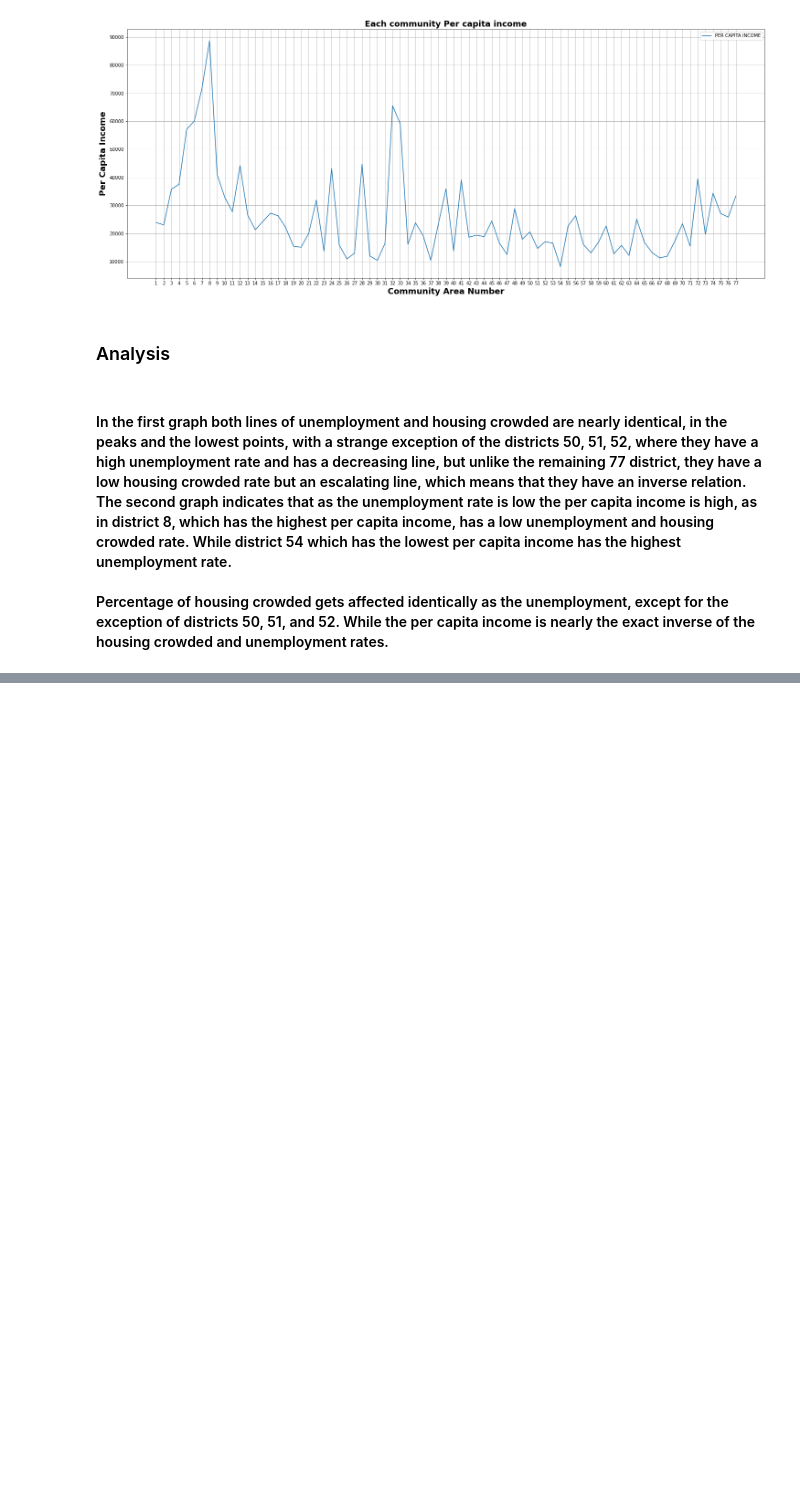
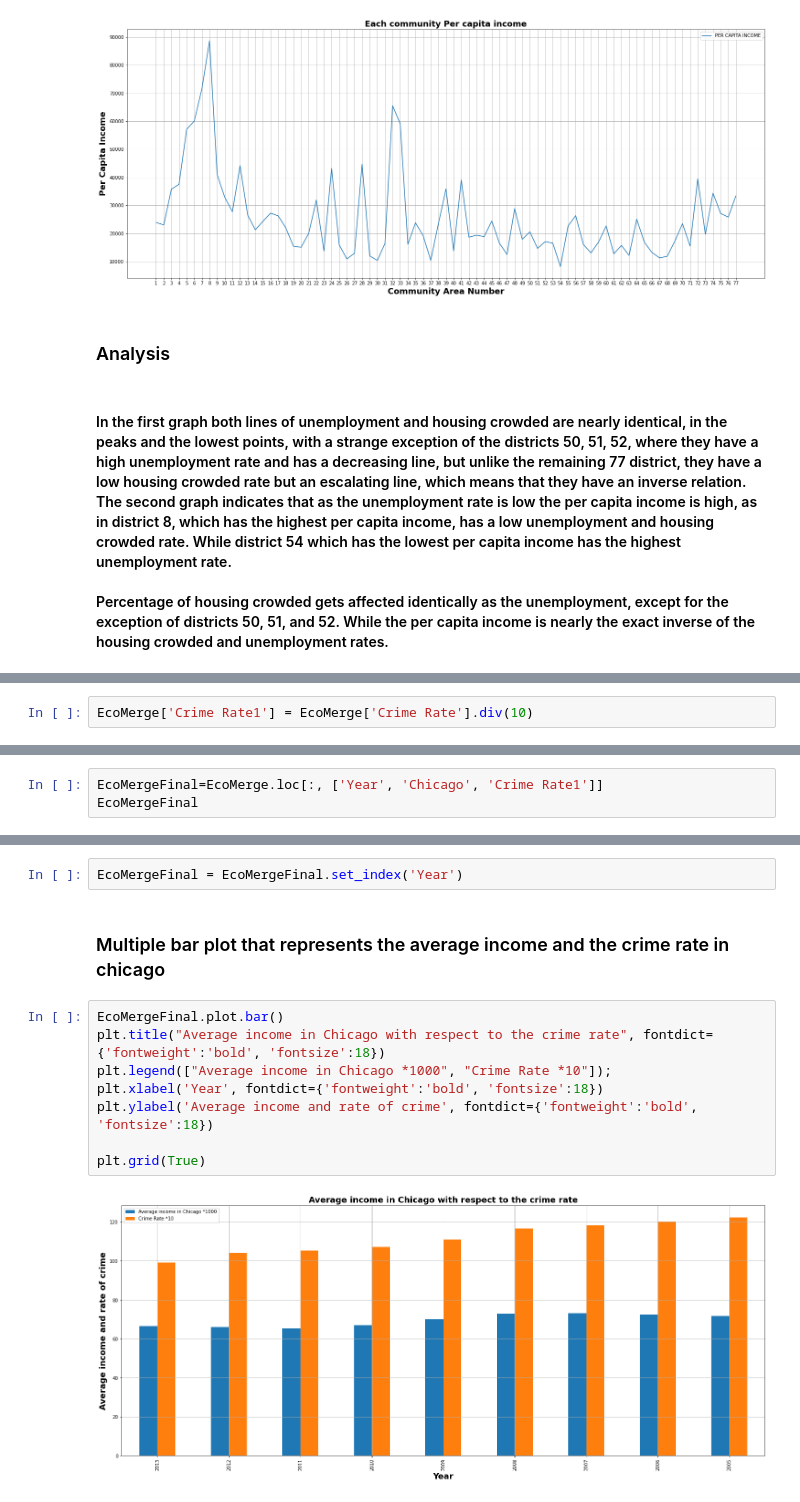
Before and after one commit to ZakDoo/Crime-and-Socioeconomics-Indicators-in-Chicago, a Jupyter notebook: Group4DataScience.ipynb, the cells around one changed output, grey strips where cells are left out. Cells and saved outputs as stored; diff of their text form; blank space fills up the shorter version.

```diff
--- a/Group4DataScience.ipynb
+++ b/Group4DataScience.ipynb
@@ -885,0 +1513,2 @@ Percentage of housing crowded gets affected identically as the unemployment, exc
+# %%
+EcoMerge['Crime Rate1'] = EcoMerge['Crime Rate'].div(10)
@@ -885,0 +1525,3 @@ Percentage of housing crowded gets affected identically as the unemployment, exc
+# %%
+EcoMergeFinal=EcoMerge.loc[:, ['Year', 'Chicago', 'Crime Rate1']]
+EcoMergeFinal
@@ -885,0 +1539,14 @@ Percentage of housing crowded gets affected identically as the unemployment, exc
+# %%
+EcoMergeFinal = EcoMergeFinal.set_index('Year')
+# %% [markdown]
+### Multiple bar plot that represents the average income and the crime rate in chicago
+# %%
+EcoMergeFinal.plot.bar()
+plt.title("Average income in Chicago with respect to the crime rate", fontdict={'fontweight':'bold', 'fontsize':18})
+plt.legend(["Average income in Chicago *1000", "Crime Rate *10"]);
+plt.xlabel('Year', fontdict={'fontweight':'bold', 'fontsize':18})
+plt.ylabel('Average income and rate of crime', fontdict={'fontweight':'bold', 'fontsize':18})
+
+plt.grid(True)
+# %% [output]
+[figure, added]
```
Also changed, not shown: parts of 138 cells of this notebook.
